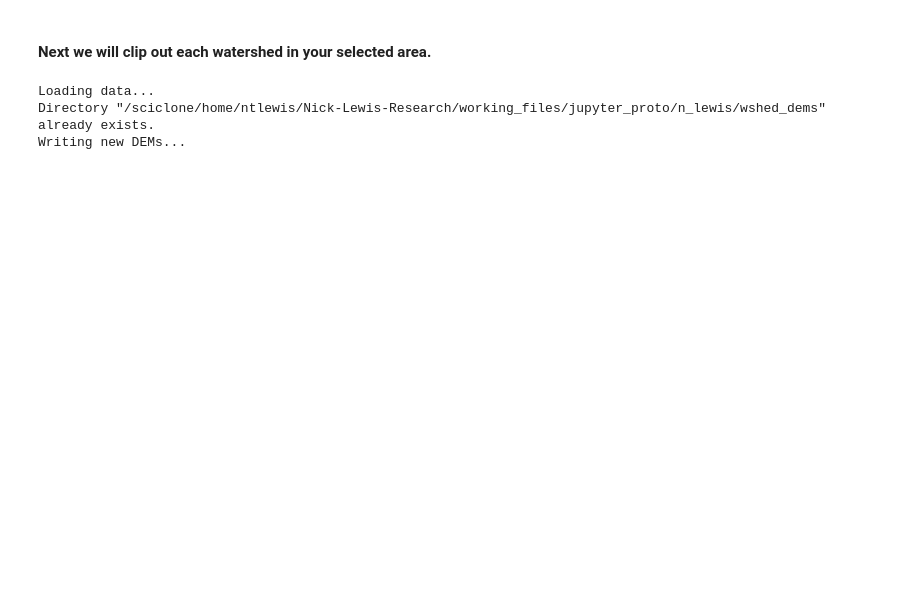
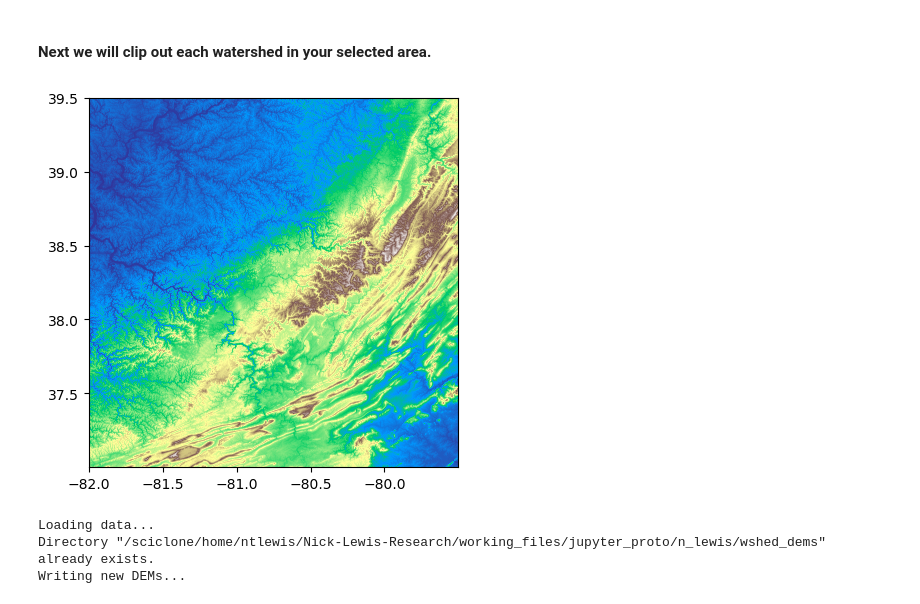
Before and after one commit to ntlewis1251/Nick-Lewis-Research, a Jupyter notebook: working_files/jupyter_proto/for_production.ipynb, the cells around one changed output. Cells and saved outputs as stored; diff of their text form; code cells hidden in the pictures; blank space fills up the shorter version.

Commit message:
workin

```diff
--- a/working_files/jupyter_proto/for_production.ipynb
+++ b/working_files/jupyter_proto/for_production.ipynb
@@ -127,6 +127,11 @@ URL passed, now waiting for file to write.
 File Written.
 # %% [markdown]
 #### Next we will clip out each watershed in your selected area.
+# %%
+with rio.open('/sciclone/home/ntlewis/Nick-Lewis-Research/working_files/jupyter_proto/n_lewis/gtiff.tiff') as src:
+    show(src, cmap='terrain')
+# %% [output]
+[figure, added]
 # %%
 # Wshed Clipper
 def wshed_clipper(proj_title = PROJ_TITLE, bounds = BOUNDS, path = PATH):
```
Also changed, not shown: parts of 3 cells of this notebook.
